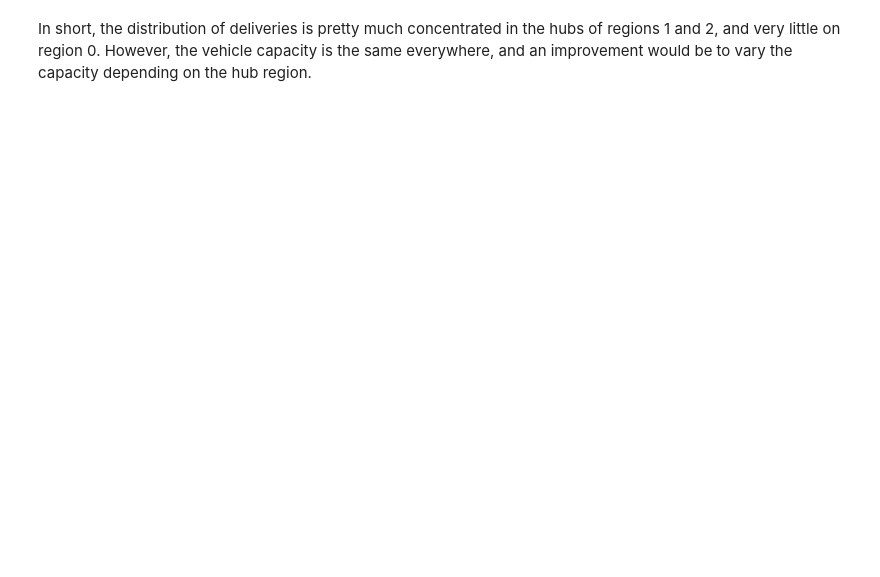
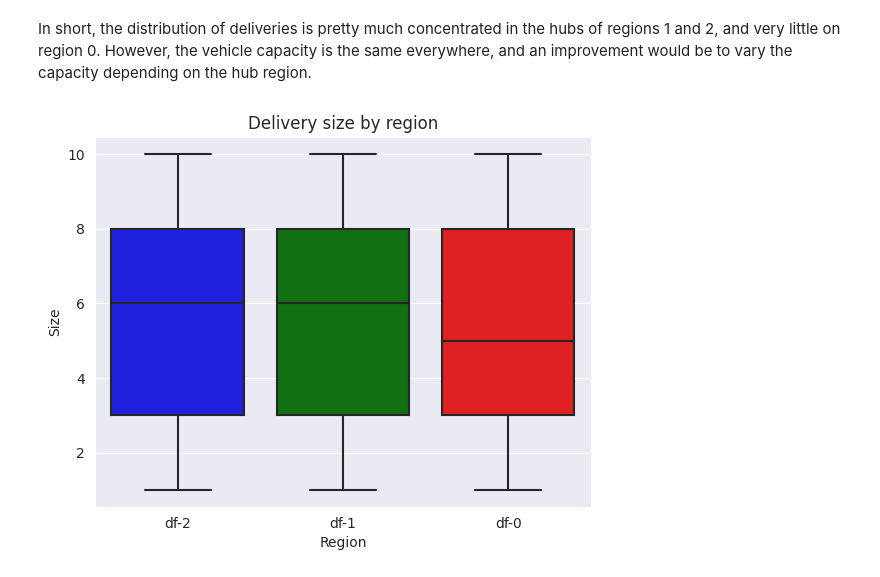
Before and after one commit to mateus-miguel/projeto-loggi-entregas, a Jupyter notebook: loggi-deliveries-project.ipynb, the cells around one changed output. Drawn from its saved outputs; the diff is of its cells as text; code cells hidden in the pictures; blank space fills up the shorter version.

```diff
--- a/loggi-deliveries-project.ipynb
+++ b/loggi-deliveries-project.ipynb
@@ -583,2 +583,10 @@ plt.savefig('../working/delivery_proportion.png', dpi=200)
 # %% [markdown]
 In short, the distribution of deliveries is pretty much concentrated in the hubs of regions 1 and 2, and very little on region 0. However, the vehicle capacity is the same everywhere, and an improvement would be to vary the capacity depending on the hub region.
+# %%
+with sns.axes_style('darkgrid'):
+    fig = sns.boxplot(data=deliveries_df[['region', 'delivery_size']], x='region', y='delivery_size', palette=['b', 'g', 'r'])
+    fig.set(title='Delivery size by region', xlabel='Region', ylabel='Size')
+
+plt.savefig('../working/delivery_size.png', dpi=200)
+# %% [output]
+[figure, added]
```
Also changed, not shown: parts of 8 cells of this notebook.
